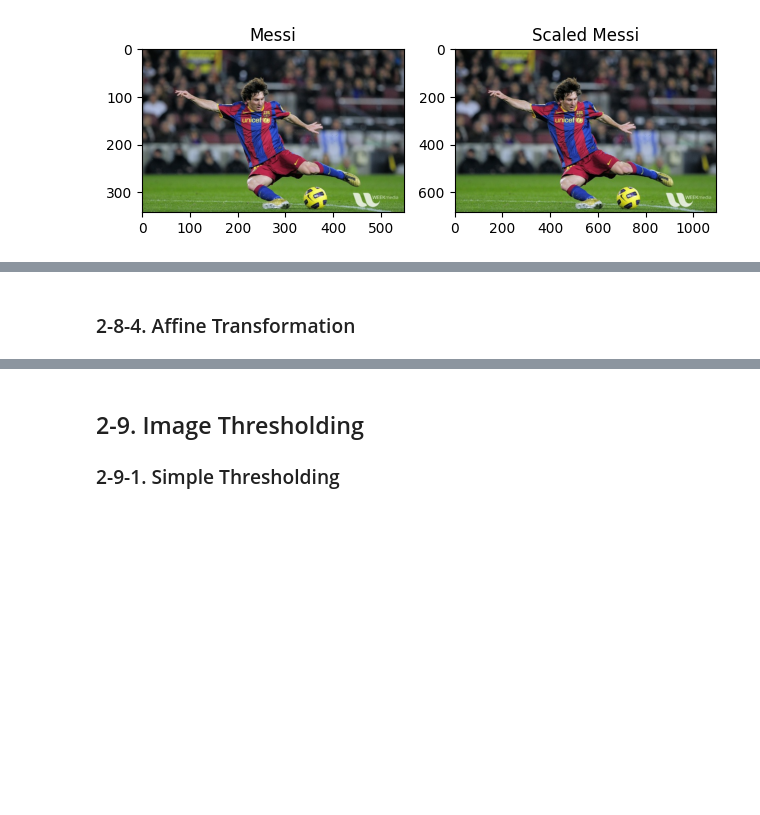
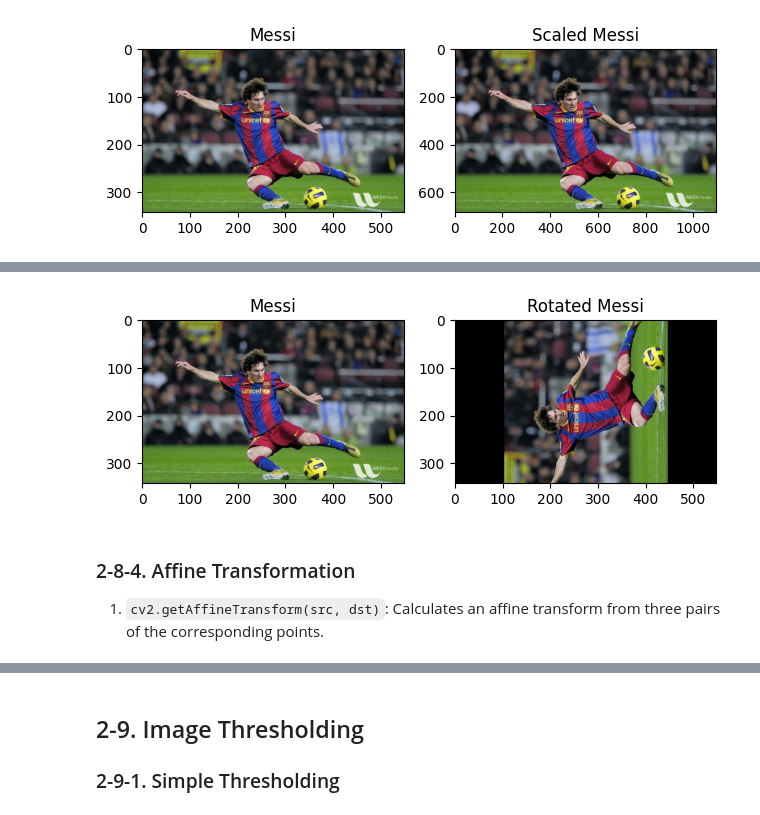
Before and after one commit to yungshun317/torch-cv, a Jupyter notebook: opencv.ipynb, the cells around one changed output, grey strips where cells are left out. Drawn from its saved outputs; the diff is of its cells as text; code cells hidden in the pictures; blank space fills up the shorter version.

```diff
--- a/opencv.ipynb
+++ b/opencv.ipynb
@@ -702,13 +716,21 @@ cv.destroyAllWindows()
 # %%
 # Rotation
-img = cv.imread('messi5.jpg', cv.IMREAD_GRAYSCALE)
+image = cv2.imread('data/messi5.jpg')
 assert image is not None, "File could not be Read, Check with os.path.exists() please."
-rows,cols = img.shape
+rows, cols = image.shape[0], image.shape[1]
 
-# cols-1 and rows-1 are the coordinate limits.
-M = cv.getRotationMatrix2D(((cols-1)/2.0,(rows-1)/2.0),90,1)
-dst = cv.warpAffine(img,M,(cols,rows))
+# `cols - 1` and `rows - 1` are the coordinate limits
+M = cv2.getRotationMatrix2D(((cols - 1) / 2.0, (rows - 1) / 2.0), 90, 1)
+dst = cv2.warpAffine(image, M,(cols, rows))
+
+plt.subplot(121), plt.imshow(cv2.cvtColor(image, cv2.COLOR_BGR2RGB)), plt.title('Messi')
+plt.subplot(122), plt.imshow(cv2.cvtColor(dst, cv2.COLOR_BGR2RGB)), plt.title('Rotated Messi')
+plt.tight_layout()
+plt.show()
+# %% [output]
+[figure, added]
 # %% [markdown]
 ### 2-8-4. Affine Transformation
+1. `cv2.getAffineTransform(src, dst)`: Calculates an affine transform from three pairs of the corresponding points.
 # %%
 # Affine Transformation
```
Also changed, not shown: parts of 7 cells of this notebook, 2 other files.
